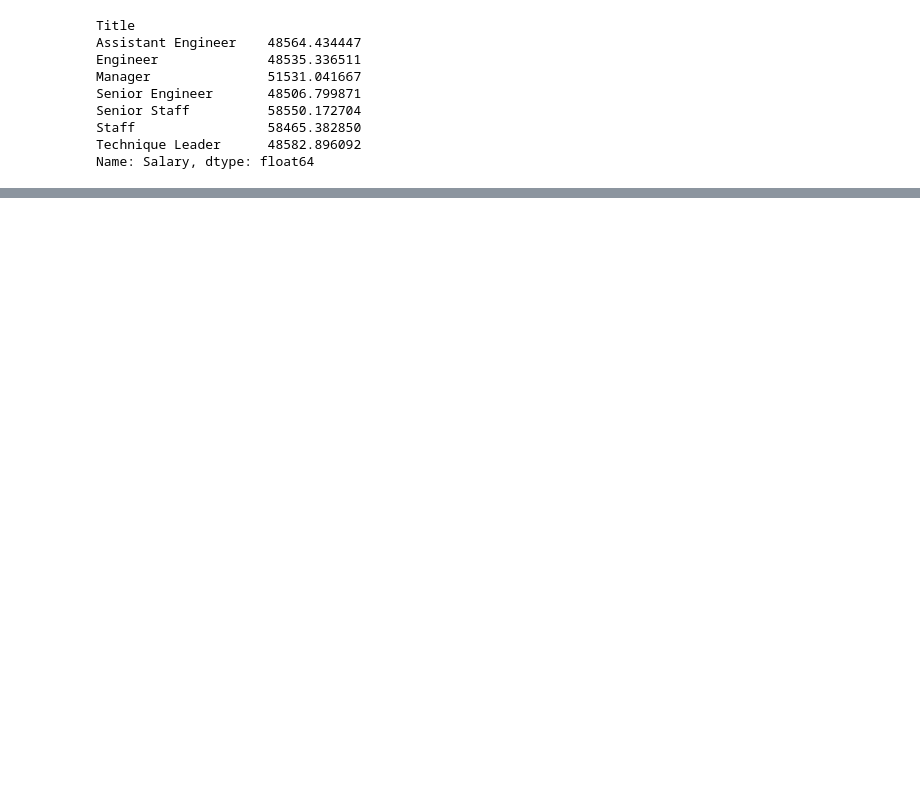
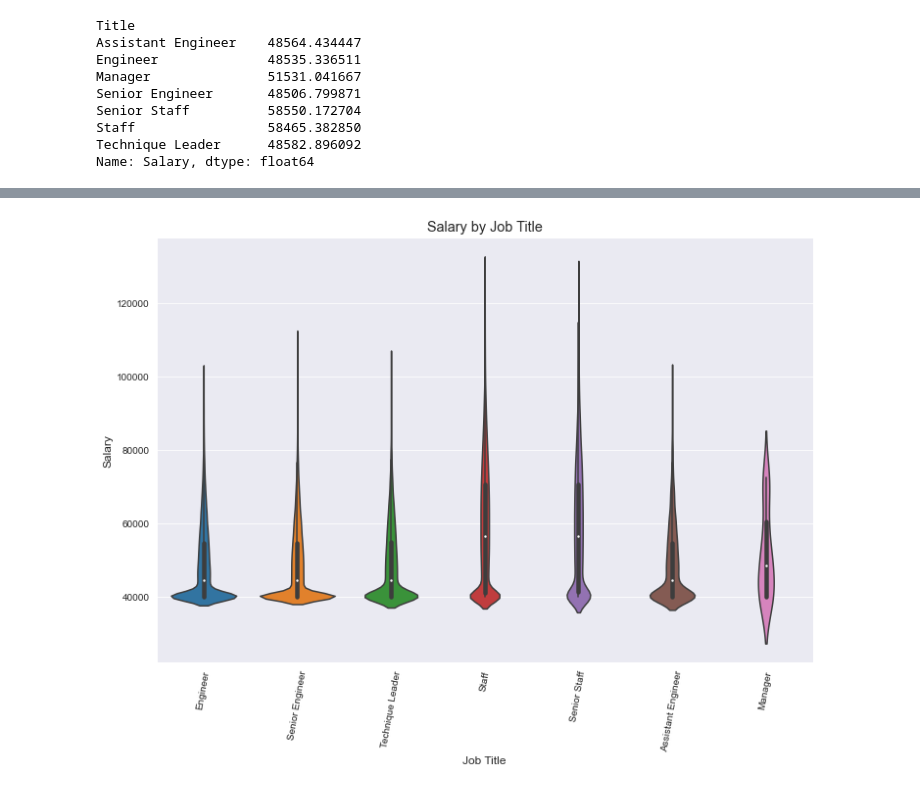
Before and after one commit to gabeo13/Compensation-Analysis, a Jupyter notebook: EmployeeSQL/SQLalchemy.ipynb, the cells around one changed output, grey strips where cells are left out. Saved outputs shown, nothing was run; the diff lists cells and outputs as text; code cells hidden in the pictures; blank space fills up the shorter version.

```diff
--- a/EmployeeSQL/SQLalchemy.ipynb
+++ b/EmployeeSQL/SQLalchemy.ipynb
@@ -86,0 +114,14 @@ avg_sal.sort_values().plot(kind='barh')
+# %%
+# Make a violin plot
+plt.figure(figsize=(12,8))
+sns.set_palette("tab10")
+sns.set_style("darkgrid")
+sns.violinplot(x='Title', y='Salary', data=emp_info)
+plt.title("Salary by Job Title")
+plt.xticks(rotation=80)
+plt.ylabel("Salary")
+plt.xlabel("Job Title")
+plt.savefig('../Images/violin.png')
+plt.show()
+# %% [output]
+[figure, added]
```
Also changed, not shown: parts of 9 cells of this notebook, 6 other files.
